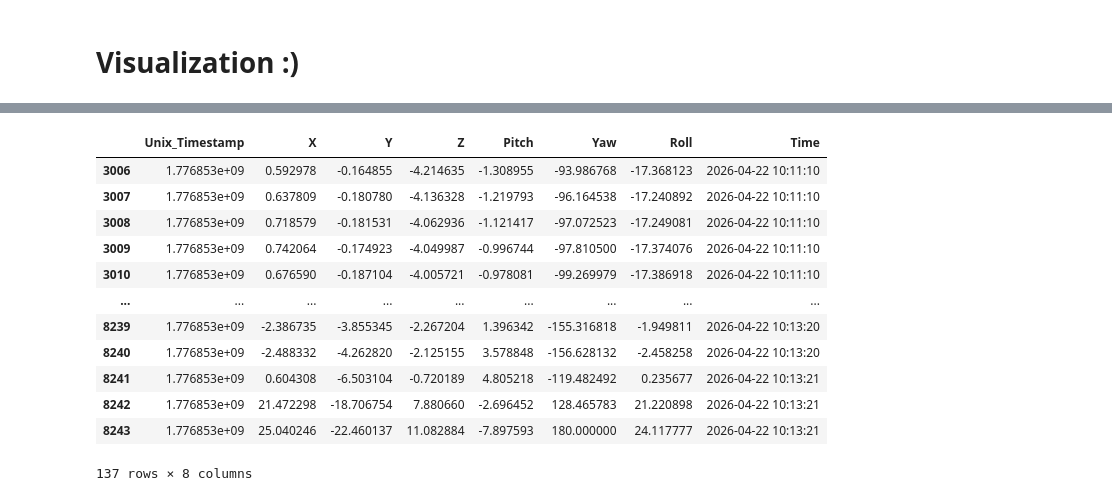
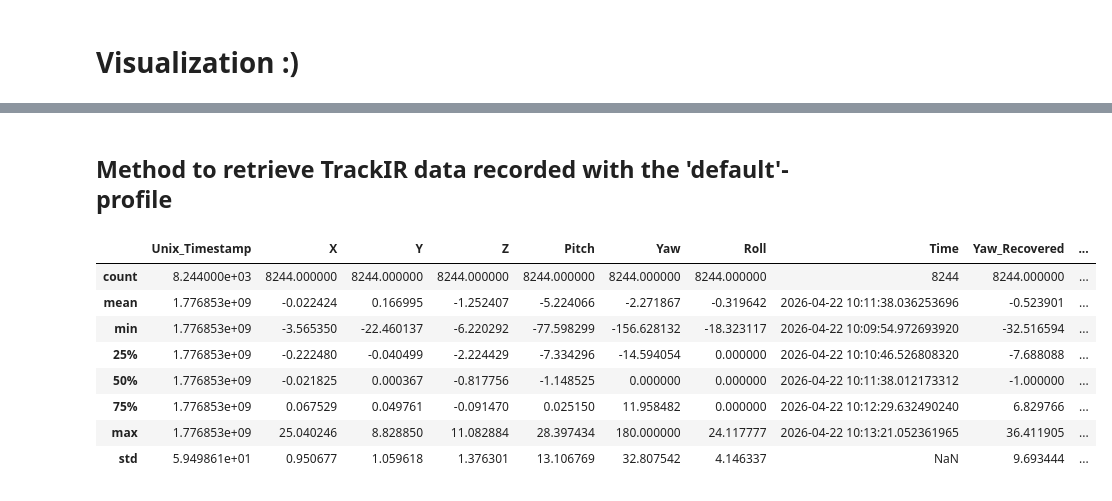
Before and after one commit to Wilby11/SenseMat, a Jupyter notebook: visualizing_trackir.ipynb, the cells around one changed output, grey strips where cells are left out. Cells and saved outputs as stored; diff of their text form; code cells hidden in the pictures.

```diff
--- a/visualizing_trackir.ipynb
+++ b/visualizing_trackir.ipynb
@@ -39,19 +43,2 @@ plt.show()
-# %%
-# Cheking which rows the yaw is larger than 90:
-yaw_greater_than_90 = trackir_df[(trackir_df["Yaw"] > 90) | (trackir_df["Yaw"] < -90)]
-yaw_greater_than_90["Time"] = yaw_greater_than_90["Time"].dt.strftime("%Y-%m-%d %H:%M:%S")
-yaw_greater_than_90
-# %% [output]
-|  | Unix_Timestamp | X | Y | Z | Pitch | Yaw | Roll | Time |
-| 3006 | 1.776853e+09 | 0.592978 | -0.164855 | -4.214635 | -1.308955 | -93.986768 | -17.368123 | 2026-04-22 10:11:10 |
-| 3007 | 1.776853e+09 | 0.637809 | -0.180780 | -4.136328 | -1.219793 | -96.164538 | -17.240892 | 2026-04-22 10:11:10 |
-| 3008 | 1.776853e+09 | 0.718579 | -0.181531 | -4.062936 | -1.121417 | -97.072523 | -17.249081 | 2026-04-22 10:11:10 |
-| 3009 | 1.776853e+09 | 0.742064 | -0.174923 | -4.049987 | -0.996744 | -97.810500 | -17.374076 | 2026-04-22 10:11:10 |
-| 3010 | 1.776853e+09 | 0.676590 | -0.187104 | -4.005721 | -0.978081 | -99.269979 | -17.386918 | 2026-04-22 10:11:10 |
-| ... | ... | ... | ... | ... | ... | ... | ... | ... |
-| 8239 | 1.776853e+09 | -2.386735 | -3.855345 | -2.267204 | 1.396342 | -155.316818 | -1.949811 | 2026-04-22 10:13:20 |
-| 8240 | 1.776853e+09 | -2.488332 | -4.262820 | -2.125155 | 3.578848 | -156.628132 | -2.458258 | 2026-04-22 10:13:20 |
-| 8241 | 1.776853e+09 | 0.604308 | -6.503104 | -0.720189 | 4.805218 | -119.482492 | 0.235677 | 2026-04-22 10:13:21 |
-| 8242 | 1.776853e+09 | 21.472298 | -18.706754 | 7.880660 | -2.696452 | 128.465783 | 21.220898 | 2026-04-22 10:13:21 |
-| 8243 | 1.776853e+09 | 25.040246 | -22.460137 | 11.082884 | -7.897593 | 180.000000 | 24.117777 | 2026-04-22 10:13:21 |
-137 rows × 8 columns
+# %% [markdown]
+## Method to retrieve TrackIR data recorded with the 'default'-profile
@@ -57,0 +217,24 @@ yaw_greater_than_90
+# %%
+# Loading libraries
+import pandas as pd
+import numpy as np
+import matplotlib.pyplot as plt
+# Reading SenseMat and TrackIR data:
+sensemat_file_path = "Synched data\\20260422T120945_sensemat_synched.csv"
+trackir_file_path = "Synched data\\20260422T120945_trackir_synched.csv"
+sensemat_df = pd.read_csv(sensemat_file_path, sep=",")
+trackir_df = pd.read_csv(trackir_file_path, sep=";")
+# Convert Unix timestamps to datetime
+trackir_df["Time"] = pd.to_datetime(trackir_df["Unix_Timestamp"], unit="s")
+trackir_df_recovered = recover_true_motion(trackir_df)
+trackir_df_recovered.describe()
+# %% [output]
+|  | Unix_Timestamp | X | Y | Z | Pitch | Yaw | Roll | Time | Yaw_Recovered | ... |
+| count | 8.244000e+03 | 8244.000000 | 8244.000000 | 8244.000000 | 8244.000000 | 8244.000000 | 8244.000000 | 8244 | 8244.000000 | ... |
+| mean | 1.776853e+09 | -0.022424 | 0.166995 | -1.252407 | -5.224066 | -2.271867 | -0.319642 | 2026-04-22 10:11:38.036253696 | -0.523901 | ... |
+| min | 1.776853e+09 | -3.565350 | -22.460137 | -6.220292 | -77.598299 | -156.628132 | -18.323117 | 2026-04-22 10:09:54.972693920 | -32.516594 | ... |
+| 25% | 1.776853e+09 | -0.222480 | -0.040499 | -2.224429 | -7.334296 | -14.594054 | 0.000000 | 2026-04-22 10:10:46.526808320 | -7.688088 | ... |
+| 50% | 1.776853e+09 | -0.021825 | 0.000367 | -0.817756 | -1.148525 | 0.000000 | 0.000000 | 2026-04-22 10:11:38.012173312 | -1.000000 | ... |
+| 75% | 1.776853e+09 | 0.067529 | 0.049761 | -0.091470 | 0.025150 | 11.958482 | 0.000000 | 2026-04-22 10:12:29.632490240 | 6.829766 | ... |
+| max | 1.776853e+09 | 25.040246 | 8.828850 | 11.082884 | 28.397434 | 180.000000 | 24.117777 | 2026-04-22 10:13:21.052361965 | 36.411905 | ... |
+| std | 5.949861e+01 | 0.950677 | 1.059618 | 1.376301 | 13.106769 | 32.807542 | 4.146337 | NaN | 9.693444 | ... |
```
Also changed, not shown: parts of 5 cells of this notebook.
